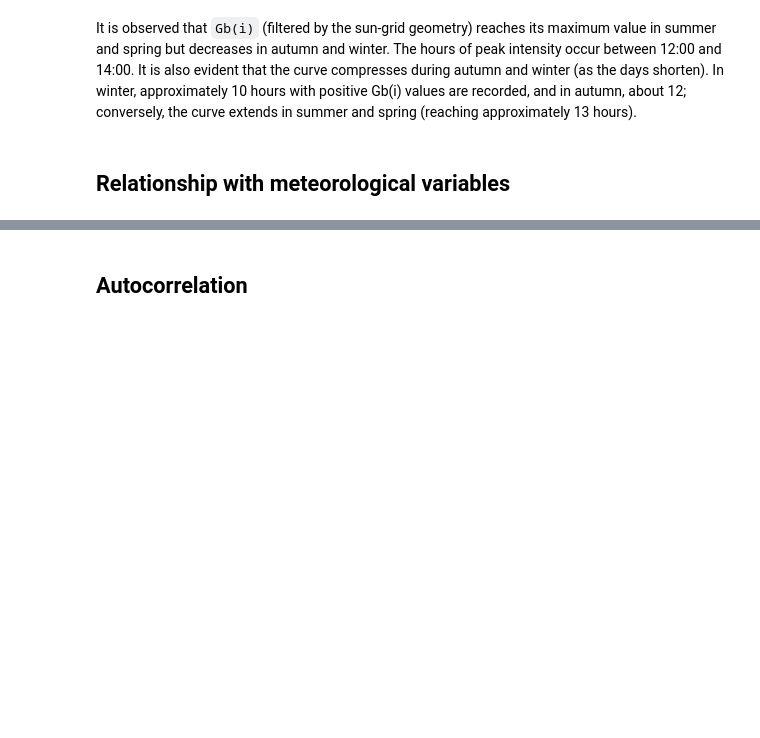
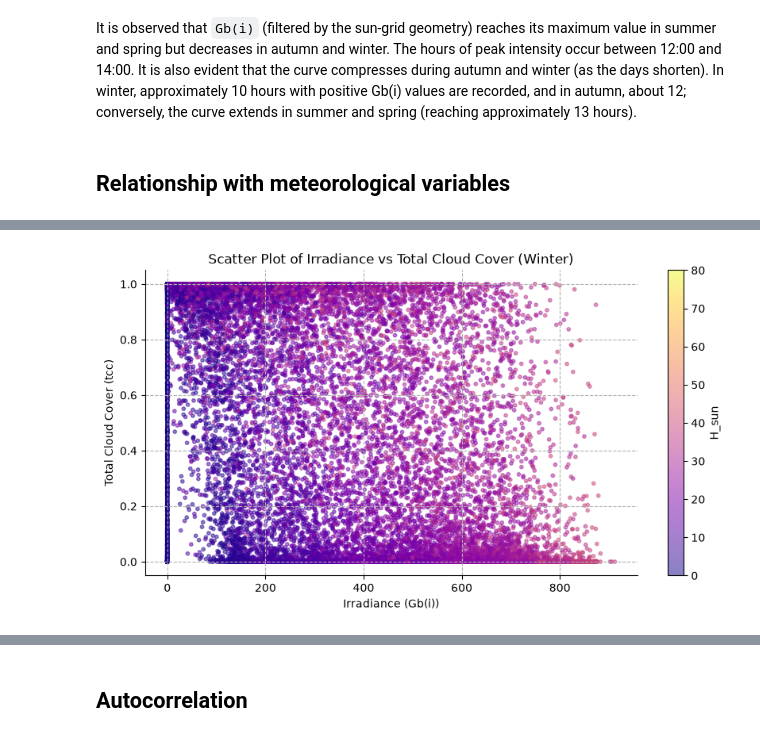
Before and after one commit to codingisads/solar-energy-forecast, a Jupyter notebook: notebooks/03_eda.ipynb, the cells around one changed output, grey strips where cells are left out. Cells and saved outputs as stored; diff of their text form; code cells hidden in the pictures; blank space fills up the shorter version.

```diff
--- a/notebooks/03_eda.ipynb
+++ b/notebooks/03_eda.ipynb
@@ -96,0 +100,4 @@ It is also evident that the curve compresses during autumn and winter (as the da
+# %%
+scatter_tcc_gbi_by_season(seasonal_data, 'Gb(i)','Irradiance','tcc','Total Cloud Cover', 'Winter')
+# %% [output]
+[figure, added]
```
Also changed, not shown: parts of 5 cells of this notebook, 1 other file.
